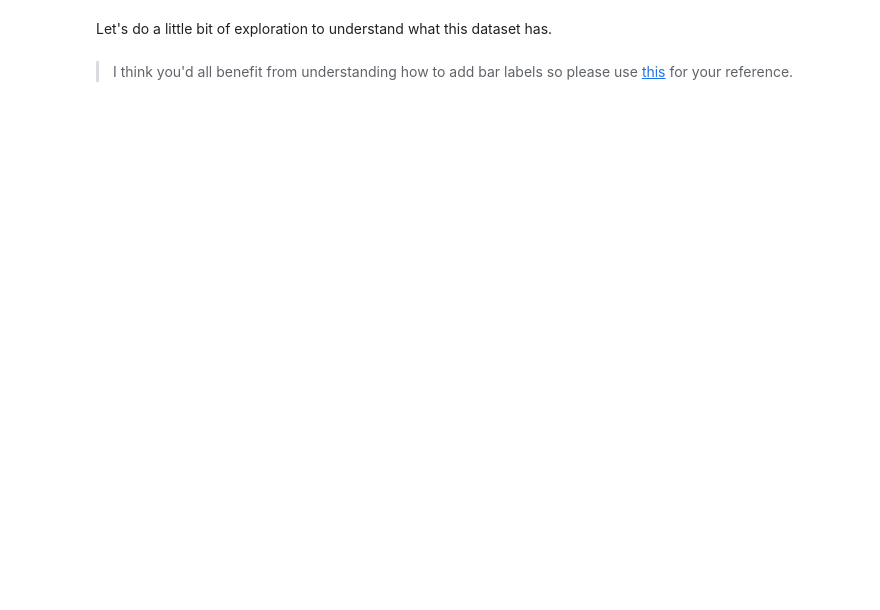
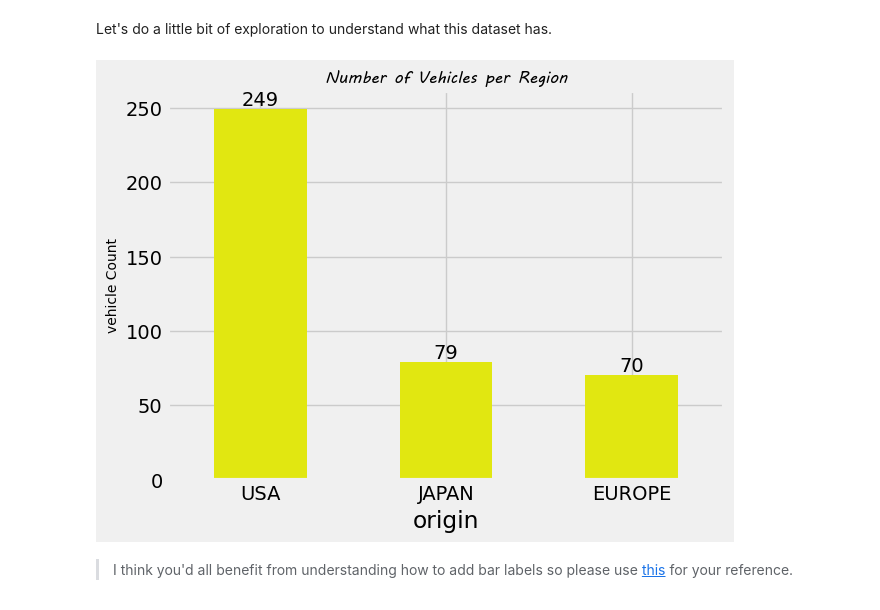
Before and after one commit to pnjoki/PCA-and-Clustering-with-Python, a Jupyter notebook: student.ipynb, the cells around one changed output. Saved outputs shown, nothing was run; the diff lists cells and outputs as text; code cells hidden in the pictures; blank space fills up the shorter version.

```diff
--- a/student.ipynb
+++ b/student.ipynb
@@ -23,3 +21,15 @@ a smaller dimensional space while still retaining most of the information.
+# %%
+# Import the relevant libraries to use here
+import pandas as pd
+import numpy as np
+from matplotlib import pyplot as plt
+import seaborn as sns
+
+from sklearn.preprocessing import StandardScaler
+from sklearn.decomposition import PCA
+from scipy.cluster.hierarchy import linkage, dendrogram
+
+plt.style.use('fivethirtyeight')
 # %% [markdown]
 Seaborn comes with a number of built-in datasets.
 To get a list of all the ones that are prepackaged, use the `get_dataset_names` method.
@@ -36,6 +64,8 @@ print("*"*30)
 We'd also like to see how the various attributes contribute to the principal components
 # %%
 # Create the mpg dataset using the seaborn library
+mpg = sns.load_dataset(name = 'mpg')
+mpg.head(5)
 # %% [output]
 |  | mpg | cylinders | displacement | horsepower | weight | acceleration | model_year | origin | name |
 | 0 | 18.0 | 8 | 307.0 | 130.0 | 3504 | 12.0 | 70 | usa | chevrolet chevelle malibu |
@@ -53,3 +98,17 @@ Let's do a little bit of exploration to understand what this dataset has.
+# %%
+# How many regions does the dataset encompass?
+# Visualize this
+ax = mpg['origin'].value_counts().plot(kind= 'bar',
+                                        color= '#E1E711')
+ax.set_title('Number of Vehicles per Region',
+            fontsize=12, fontweight= 'bold',
+            family ='MV Boli')
+ax.set_ylabel('vehicle Count', fontsize=10)
+ax.set_xticklabels(labels =['USA', 'JAPAN', 'EUROPE'],
+                   rotation=0)
+ax.bar_label(ax.containers[0]);
+# %% [output]
+[figure, added]
 # %% [markdown]
 > I think you'd all benefit from understanding how to add bar labels so please use [this](https://stackoverflow.com/questions/28931224/how-to-add-value-labels-on-a-bar-chart#:~:text=As%20of%20matplotlib,in%20the%20list) for your reference.
 # %%
```
Also changed, not shown: parts of 25 cells of this notebook.
